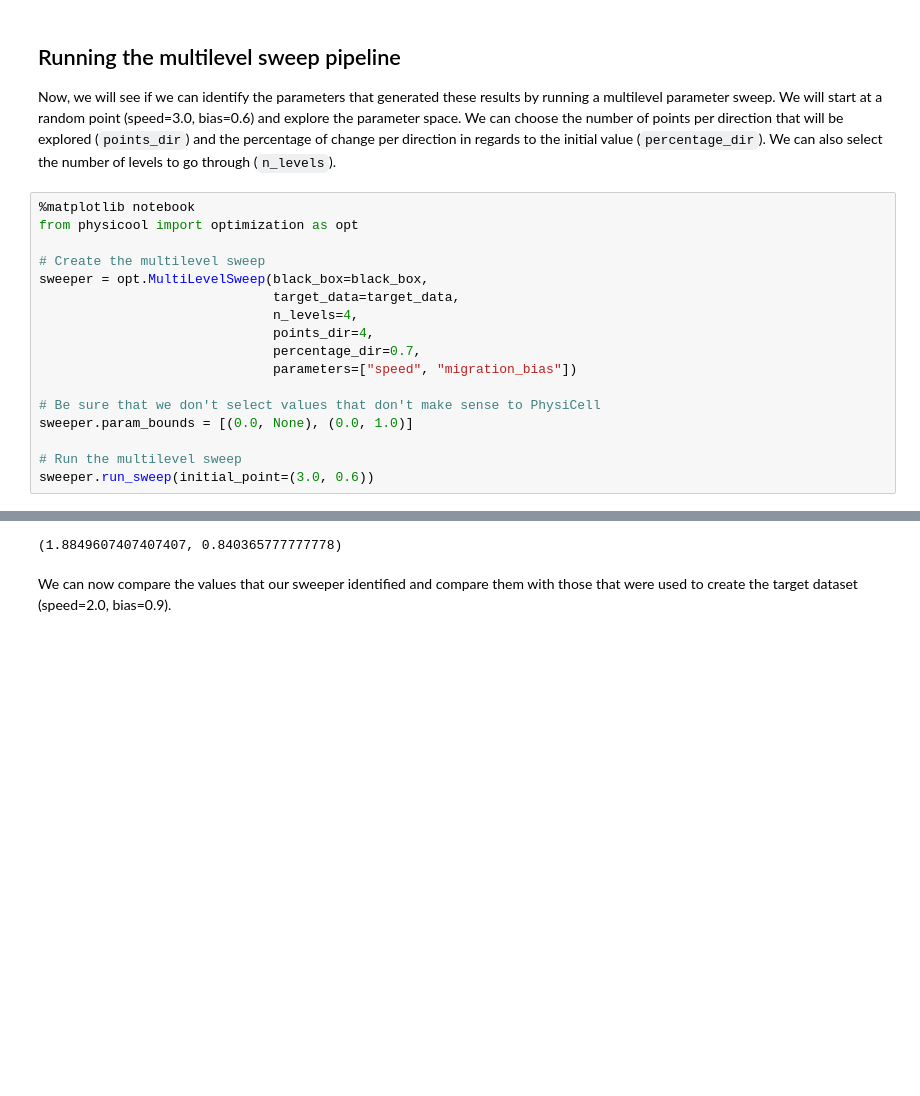
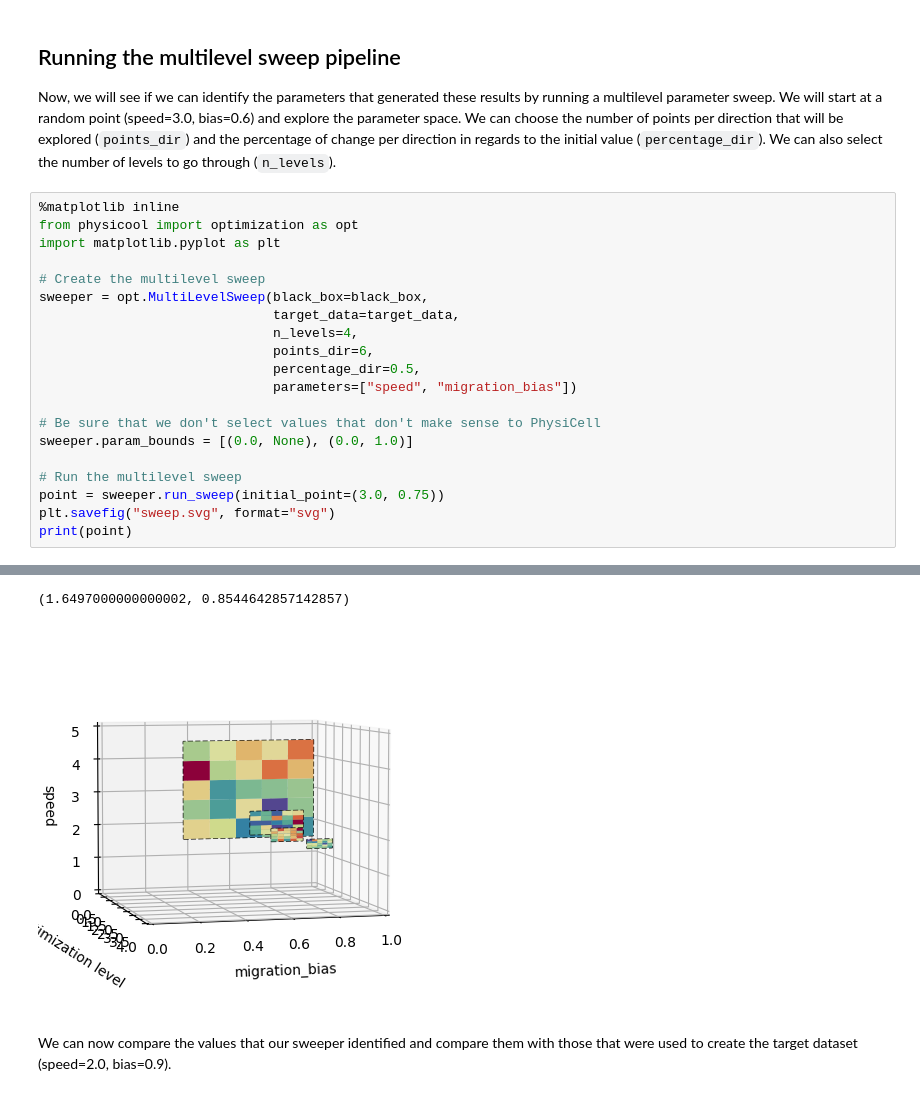
Before and after one commit to IGGoncalves/PhysiCOOL, a Jupyter notebook: examples/motility/sweeper.ipynb, the cells around one changed output, grey strips where cells are left out. Drawn from its saved outputs; the diff is of its cells as text; blank space fills up the shorter version.

```diff
--- a/examples/motility/sweeper.ipynb
+++ b/examples/motility/sweeper.ipynb
@@ -31,20 +31,23 @@ target_data = black_box.run(new_values)
 
 Now, we will see if we can identify the parameters that generated these results by running a multilevel parameter sweep. We will start at a random point (speed=3.0, bias=0.6) and explore the parameter space. We can choose the number of points per direction that will be explored (`points_dir`) and the percentage of change per direction in regards to the initial value (`percentage_dir`). We can also select the number of levels to go through (`n_levels`).
 # %%
-%matplotlib notebook
+%matplotlib inline
 from physicool import optimization as opt
+import matplotlib.pyplot as plt
 
 # Create the multilevel sweep
 sweeper = opt.MultiLevelSweep(black_box=black_box,
                               target_data=target_data,
                               n_levels=4,
-                              points_dir=4,
-                              percentage_dir=0.7,
+                              points_dir=6,
+                              percentage_dir=0.5,
                               parameters=["speed", "migration_bias"])
 
 # Be sure that we don't select values that don't make sense to PhysiCell
 sweeper.param_bounds = [(0.0, None), (0.0, 1.0)]
 
 # Run the multilevel sweep
-sweeper.run_sweep(initial_point=(3.0, 0.6))
+point = sweeper.run_sweep(initial_point=(3.0, 0.75))
+plt.savefig("sweep.svg", format="svg")
+print(point)
 # %% [output]
@@ -53,3 +54,4 @@ sweeper.run_sweep(initial_point=(3.0, 0.6))
-(1.8849607407407407, 0.840365777777778)
+(1.6497000000000002, 0.8544642857142857)
+[figure, added]
 # %% [markdown]
 We can now compare the values that our sweeper identified and compare them with those that were used to create the target dataset (speed=2.0, bias=0.9).
```
Also changed, not shown: parts of 1 cell of this notebook, 10 other files.
